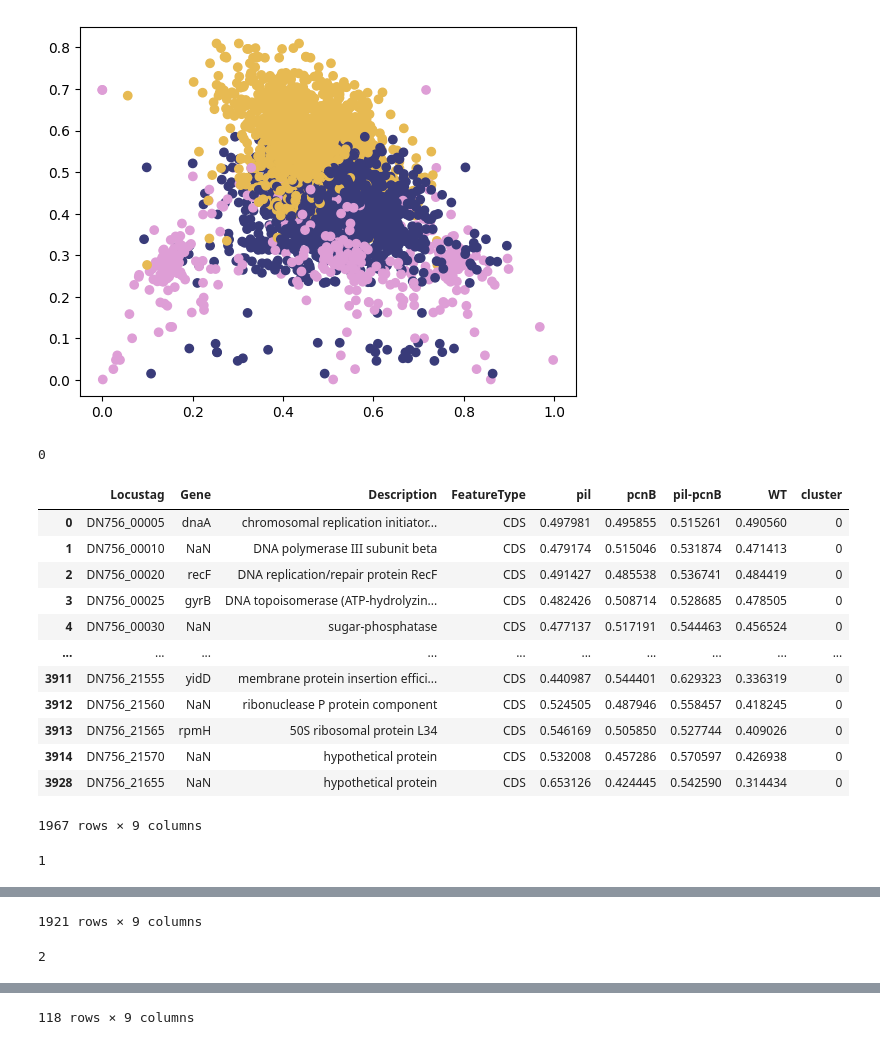
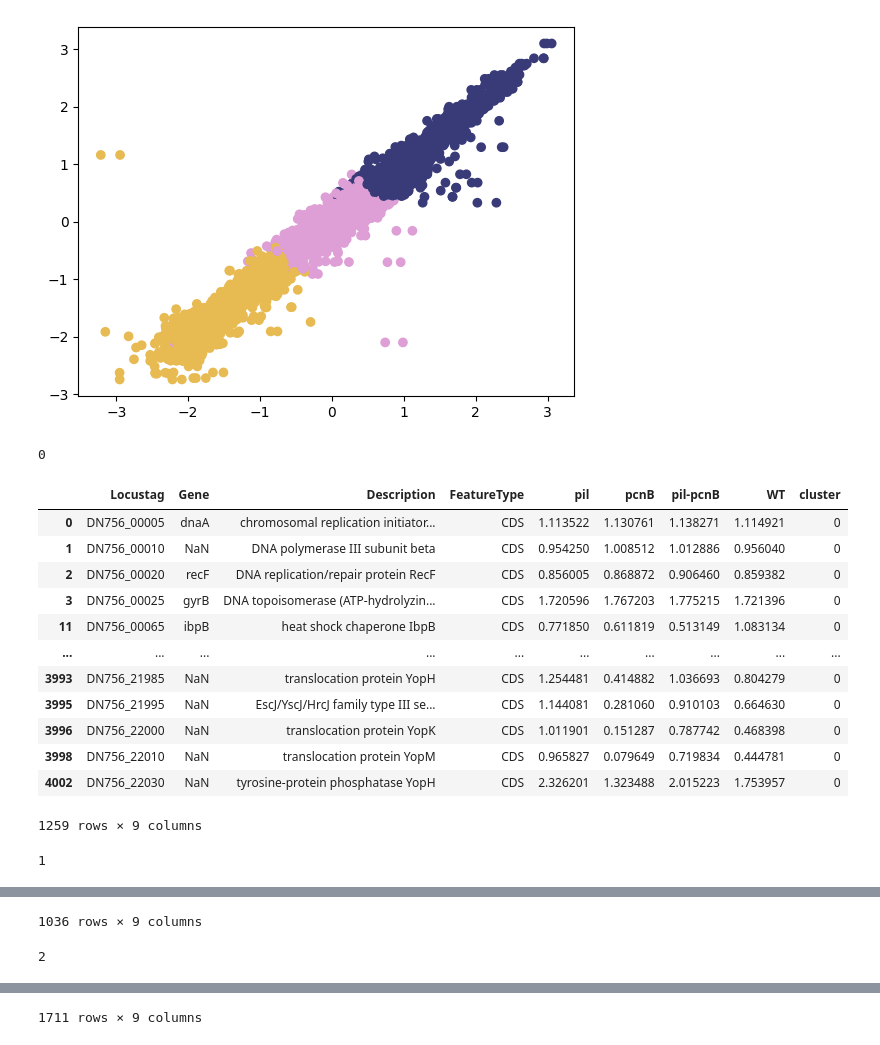
Before and after one commit to SauceBoss1/Auerbuch-Stone-cluster-analysis, a Jupyter notebook: elbowCluster.ipynb, the cells around one changed output, grey strips where cells are left out. Saved outputs shown, nothing was run; the diff lists cells and outputs as text; code cells hidden in the pictures.

```diff
--- a/elbowCluster.ipynb
+++ b/elbowCluster.ipynb
@@ -88,0 +134,36 @@ def cluster(file, n_clusters: int, names: list):
+# %%
+def cluster(file, n_clusters: int, names: list, scaler = StandardScaler()):
+    desc, scaled_ds = dataProcess(file, names)
+    kmeans_kwargs = {
+        "init" : "k-means++",
+        "random_state" : 1,
+        "n_init": 'auto',
+        "max_iter": 400
+    }
+
+    scaled_ds = scaler.fit_transform(scaled_ds)
+
+    kmeans = KMeans(n_clusters=n_clusters, **kmeans_kwargs)
+    kmeans.fit(scaled_ds)
+    y = kmeans.predict(scaled_ds)
+
+    normDf = pd.DataFrame(scaled_ds, columns=names)
+
+    df = getDescriptions(file)
+    df = pd.concat([desc, normDf], axis=1)
+    df['cluster'] = y
+
+    centers = kmeans.cluster_centers_
+    #print(centers)
+    x = plt.scatter(df.iloc[:, 5],df.iloc[:, 8], c=df['cluster'], cmap=plt.cm.tab20b)
+    x = plt.scatter(df.iloc[:, 6],df.iloc[:, 8], c=df['cluster'], cmap=plt.cm.tab20b)
+    x = plt.scatter(df.iloc[:, 7],df.iloc[:, 8], c=df['cluster'], cmap=plt.cm.tab20b)
+    #plt.xlim([0,10000])
+    #plt.ylim([0,10000])
+
+    # for i in range(3):
+    #     plt.scatter(centers[:, 2], centers[:, i], c='black')
+    plt.show()
+
+
+    return df.drop(df.columns[0], axis=1)
@@ -89,25 +180,28 @@ def cluster(file, n_clusters: int, names: list):
 # %%
 names = ['pil', 'pcnB', 'pil-pcnB', 'WT']
-df = cluster(file='master means/26C_mean_masterFile.tsv', n_clusters = 3, names=names)
-#df.to_csv('test.tsv', sep='\t')
-for i in range(3):
+
+n_clusters = 3
+
+df = cluster(file='master means/26C_mean_masterFile.tsv', n_clusters = n_clusters, names=names)
+#df.to_csv('testLog2.tsv', sep='\t')
+for i in range(n_clusters):
     print(i)
     display(df.loc[df['cluster'] == i])
 # %% [output]
-[figure, old version]
+[figure, new version]
 0
 |  | Locustag | Gene | Description | FeatureType | pil | pcnB | pil-pcnB | WT | cluster |
-| 0 | DN756_00005 | dnaA | chromosomal replication initiator... | CDS | 0.497981 | 0.495855 | 0.515261 | 0.490560 | 0 |
-| 1 | DN756_00010 | NaN | DNA polymerase III subunit beta | CDS | 0.479174 | 0.515046 | 0.531874 | 0.471413 | 0 |
-| 2 | DN756_00020 | recF | DNA replication/repair protein RecF | CDS | 0.491427 | 0.485538 | 0.536741 | 0.484419 | 0 |
-| 3 | DN756_00025 | gyrB | DNA topoisomerase (ATP-hydrolyzin... | CDS | 0.482426 | 0.508714 | 0.528685 | 0.478505 | 0 |
-| 4 | DN756_00030 | NaN | sugar-phosphatase | CDS | 0.477137 | 0.517191 | 0.544463 | 0.456524 | 0 |
+| 0 | DN756_00005 | dnaA | chromosomal replication initiator... | CDS | 1.113522 | 1.130761 | 1.138271 | 1.114921 | 0 |
+| 1 | DN756_00010 | NaN | DNA polymerase III subunit beta | CDS | 0.954250 | 1.008512 | 1.012886 | 0.956040 | 0 |
+| 2 | DN756_00020 | recF | DNA replication/repair protein RecF | CDS | 0.856005 | 0.868872 | 0.906460 | 0.859382 | 0 |
+| 3 | DN756_00025 | gyrB | DNA topoisomerase (ATP-hydrolyzin... | CDS | 1.720596 | 1.767203 | 1.775215 | 1.721396 | 0 |
+| 11 | DN756_00065 | ibpB | heat shock chaperone IbpB | CDS | 0.771850 | 0.611819 | 0.513149 | 1.083134 | 0 |
 | ... | ... | ... | ... | ... | ... | ... | ... | ... | ... |
-| 3911 | DN756_21555 | yidD | membrane protein insertion effici... | CDS | 0.440987 | 0.544401 | 0.629323 | 0.336319 | 0 |
-| 3912 | DN756_21560 | NaN | ribonuclease P protein component | CDS | 0.524505 | 0.487946 | 0.558457 | 0.418245 | 0 |
-| 3913 | DN756_21565 | rpmH | 50S ribosomal protein L34 | CDS | 0.546169 | 0.505850 | 0.527744 | 0.409026 | 0 |
-| 3914 | DN756_21570 | NaN | hypothetical protein | CDS | 0.532008 | 0.457286 | 0.570597 | 0.426938 | 0 |
-| 3928 | DN756_21655 | NaN | hypothetical protein | CDS | 0.653126 | 0.424445 | 0.542590 | 0.314434 | 0 |
+| 3993 | DN756_21985 | NaN | translocation protein YopH | CDS | 1.254481 | 0.414882 | 1.036693 | 0.804279 | 0 |
+| 3995 | DN756_21995 | NaN | EscJ/YscJ/HrcJ family type III se... | CDS | 1.144081 | 0.281060 | 0.910103 | 0.664630 | 0 |
+| 3996 | DN756_22000 | NaN | translocation protein YopK | CDS | 1.011901 | 0.151287 | 0.787742 | 0.468398 | 0 |
+| 3998 | DN756_22010 | NaN | translocation protein YopM | CDS | 0.965827 | 0.079649 | 0.719834 | 0.444781 | 0 |
+| 4002 | DN756_22030 | NaN | tyrosine-protein phosphatase YopH | CDS | 2.326201 | 1.323488 | 2.015223 | 1.753957 | 0 |
-1967 rows × 9 columns
+1259 rows × 9 columns
 1
 |  | Locustag | Gene | Description | FeatureType | pil | pcnB | pil-pcnB | WT | cluster |
@@ -125,3 +219,3 @@ for i in range(3):
-1921 rows × 9 columns
+1036 rows × 9 columns
 2
 |  | Locustag | Gene | Description | FeatureType | pil | pcnB | pil-pcnB | WT | cluster |
@@ -139,3 +233,3 @@ for i in range(3):
-118 rows × 9 columns
+1711 rows × 9 columns
 # %%
 names = ['pil', 'pcnB', 'pil-pcnB', 'WT']
```
Also changed, not shown: parts of 10 cells of this notebook, 6 other files.
